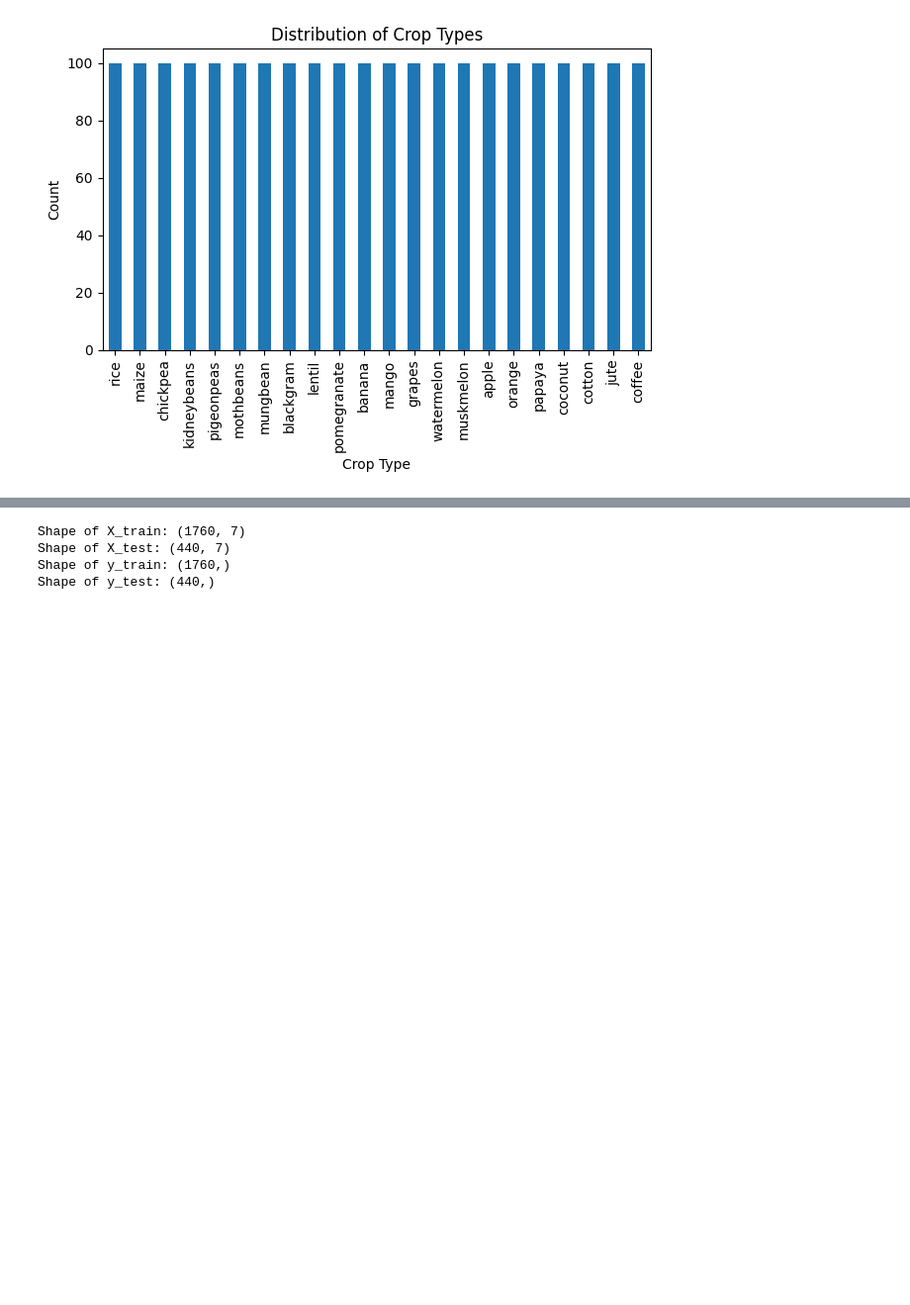
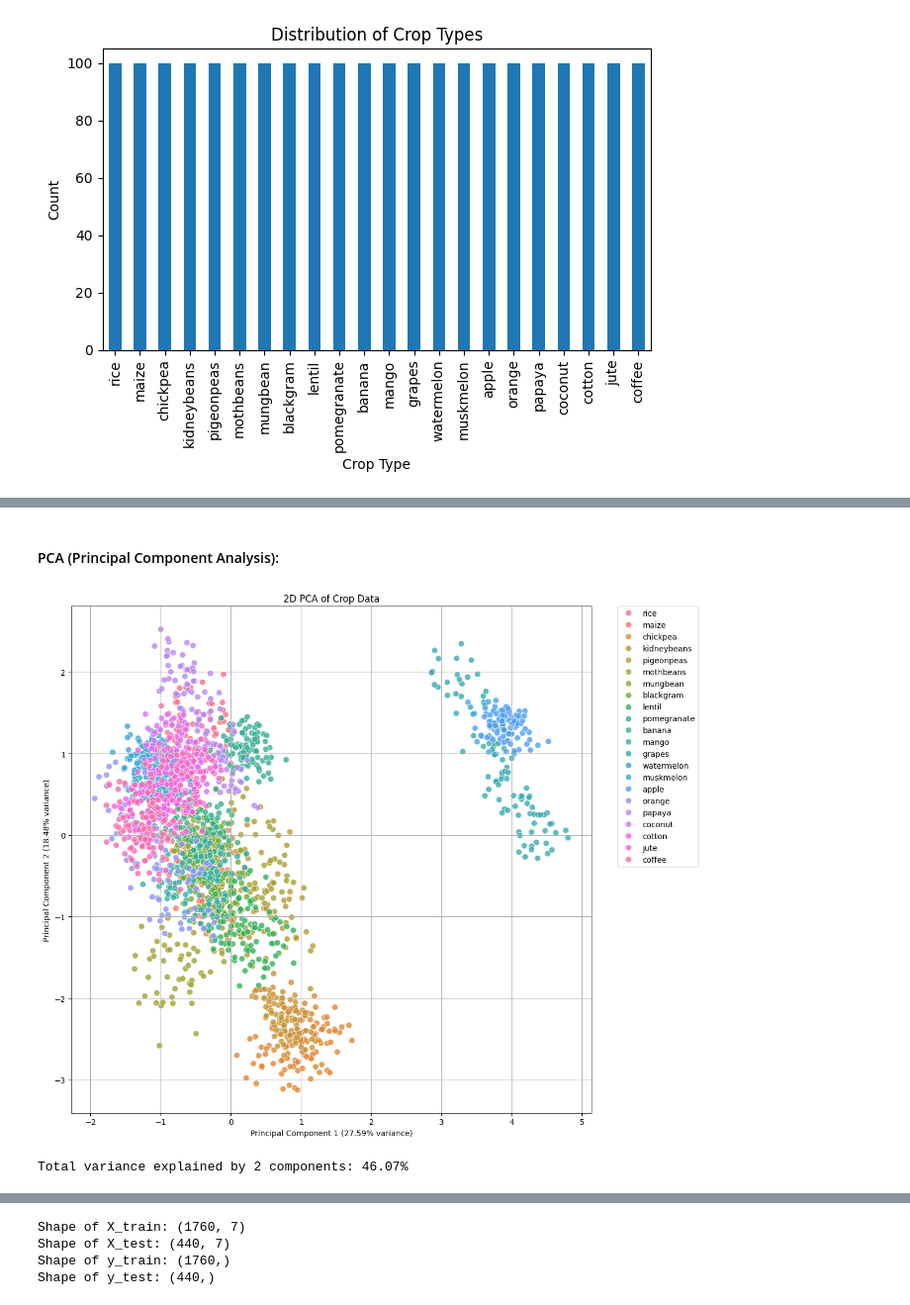
Before and after one commit to francielekreff/crop-recomendation, a Jupyter notebook: crop_recomendation.ipynb, the cells around one changed output, grey strips where cells are left out. Shown at 99% size. Saved outputs shown, nothing was run; the diff lists cells and outputs as text; code cells hidden in the pictures; blank space fills up the shorter version.

```diff
--- a/crop_recomendation.ipynb
+++ b/crop_recomendation.ipynb
@@ -180,0 +228,34 @@ Faz um holdout dos dados para 80% treino e 20% teste de forma estrtificada
+# %% [markdown]
+#### PCA (Principal Component Analysis):
+# %%
+# Separate features (X) and target (y) again for clarity in this step
+X = df[numerical_features]
+y = df['label']
+
+# Standardize the features before applying PCA
+scaler = StandardScaler()
+X_scaled = scaler.fit_transform(X)
+
+# Apply PCA to reduce to 2 components
+pca = PCA(n_components=2)
+X_pca = pca.fit_transform(X_scaled)
+
+# Create a DataFrame for plotting
+pca_df = pd.DataFrame(data=X_pca, columns=['Principal Component 1', 'Principal Component 2'])
+pca_df['label'] = y.reset_index(drop=True)
+
+# Plot the PCA components
+plt.figure(figsize=(12, 10))
+sns.scatterplot(x='Principal Component 1', y='Principal Component 2', hue='label', data=pca_df, s=60, alpha=0.8)
+plt.title('2D PCA of Crop Data')
+plt.xlabel(f'Principal Component 1 ({pca.explained_variance_ratio_[0]*100:.2f}% variance)')
+plt.ylabel(f'Principal Component 2 ({pca.explained_variance_ratio_[1]*100:.2f}% variance)')
+plt.legend(bbox_to_anchor=(1.05, 1), loc='upper left', borderaxespad=0.)
+plt.grid(True)
+plt.tight_layout()
+plt.show()
+
+print(f"Total variance explained by 2 components: {(pca.explained_variance_ratio_.sum()*100):.2f}%")
+# %% [output]
+[figure, added]
+Total variance explained by 2 components: 46.07%
```
Also changed, not shown: parts of 24 cells of this notebook.
